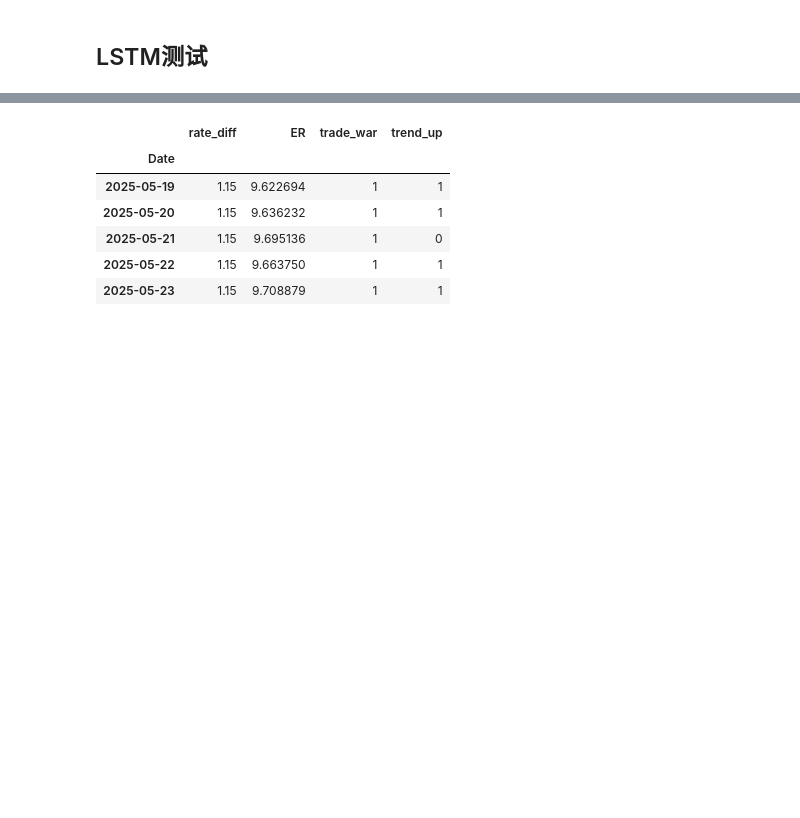
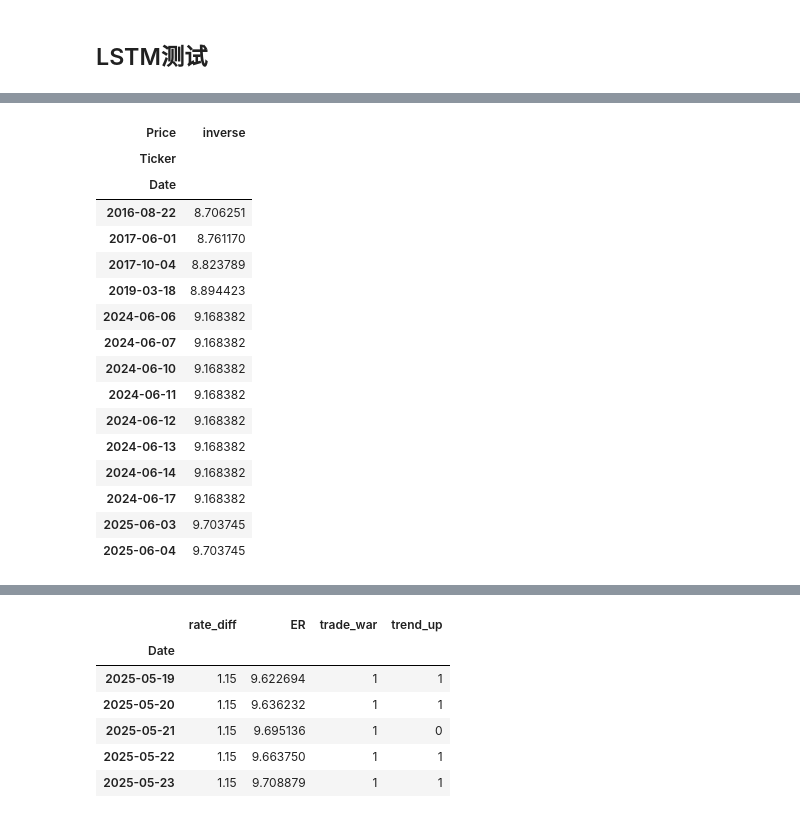
Before and after one commit to Loki-Zhu/Exchangerature, a Jupyter notebook: LSTM_trend.ipynb, the cells around one changed output, grey strips where cells are left out. Drawn from its saved outputs; the diff is of its cells as text; code cells hidden in the pictures; blank space fills up the shorter version.

```diff
--- a/LSTM_trend.ipynb
+++ b/LSTM_trend.ipynb
@@ -43,3 +43,24 @@ Timestamp('2025-06-05 00:00:00')
+# %%
+same_as_yesterday = (er_df == er_df.shift(1)).all(axis=1)
+er_df[same_as_yesterday]
+# %% [output]
+| Price | inverse |
+| Ticker |  |
+| Date |  |
+| 2016-08-22 | 8.706251 |
+| 2017-06-01 | 8.761170 |
+| 2017-10-04 | 8.823789 |
+| 2019-03-18 | 8.894423 |
+| 2024-06-06 | 9.168382 |
+| 2024-06-07 | 9.168382 |
+| 2024-06-10 | 9.168382 |
+| 2024-06-11 | 9.168382 |
+| 2024-06-12 | 9.168382 |
+| 2024-06-13 | 9.168382 |
+| 2024-06-14 | 9.168382 |
+| 2024-06-17 | 9.168382 |
+| 2025-06-03 | 9.703745 |
+| 2025-06-04 | 9.703745 |
 # %%
 er_df.tail()
 # %% [output]
```
Also changed, not shown: parts of 8 cells of this notebook, 52 other files.
